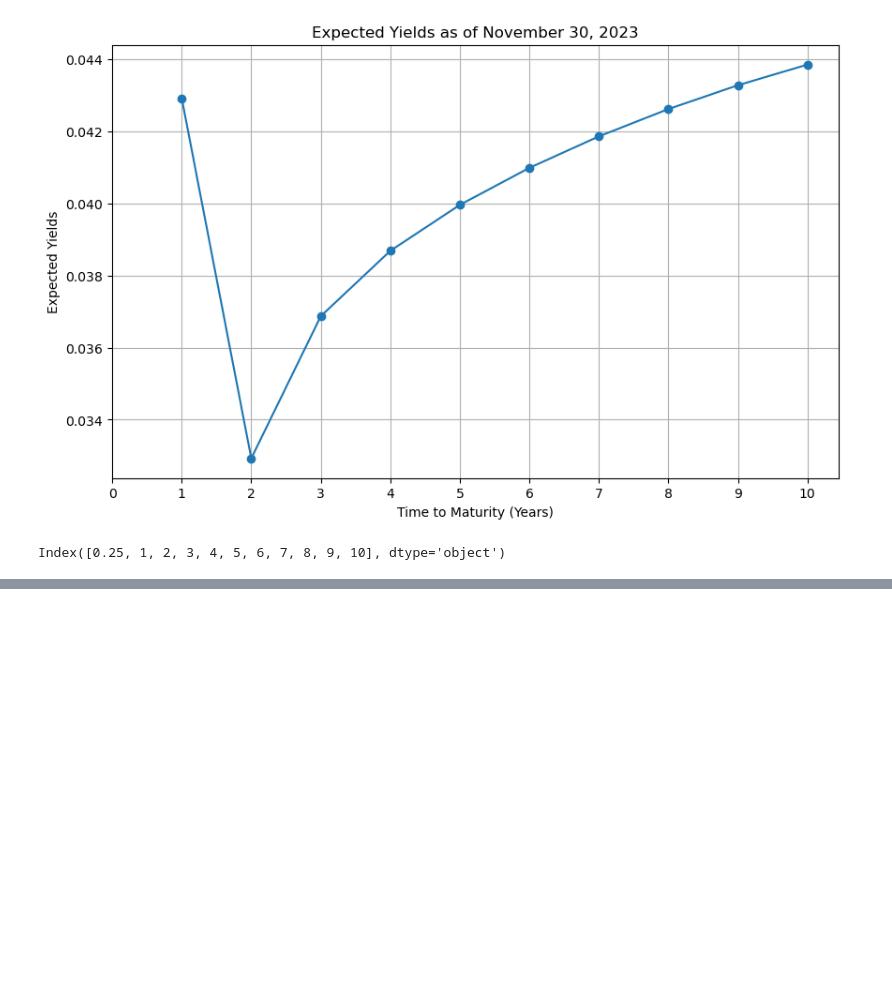
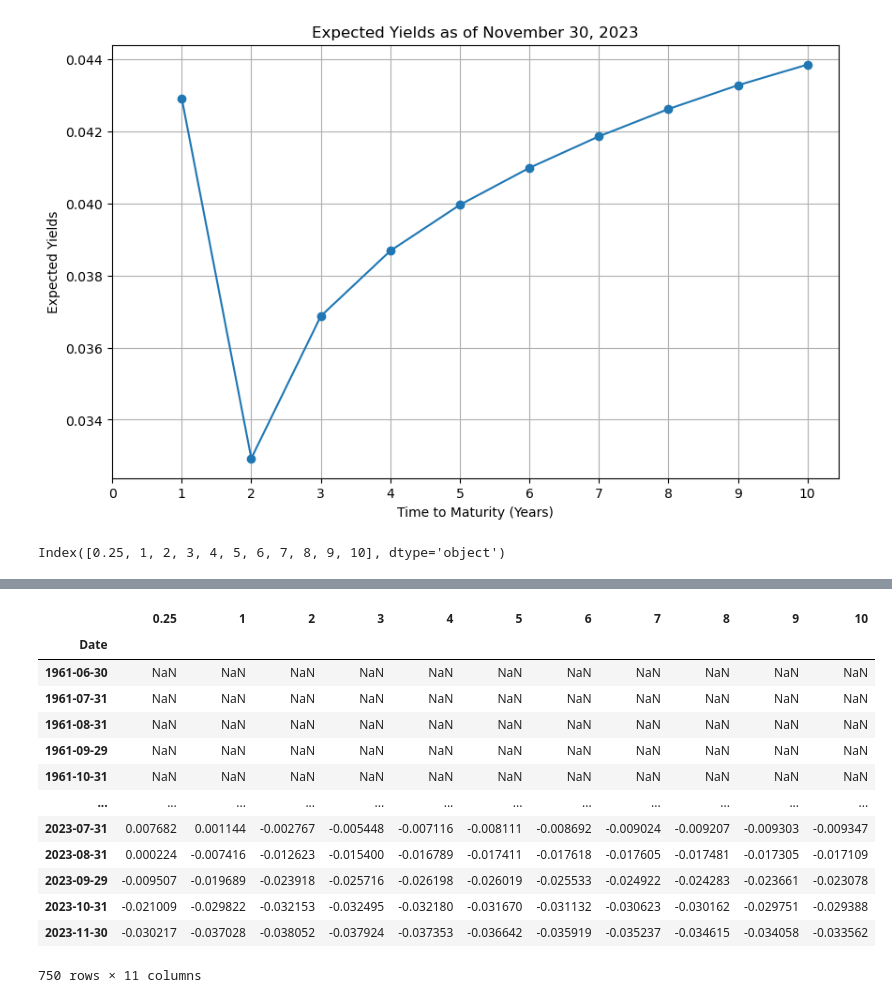
Before and after one commit to krishnapolasom/fixedincome, a Jupyter notebook: Problem Set 1.ipynb, the cells around one changed output, grey strips where cells are left out. Cells and saved outputs as stored; diff of their text form; code cells hidden in the pictures; blank space fills up the shorter version.

```diff
--- a/Problem Set 1.ipynb
+++ b/Problem Set 1.ipynb
@@ -145,0 +152,17 @@ plt.show()
+# %%
+excess_returns
+# %% [output]
+|  | 0.25 | 1 | 2 | 3 | 4 | 5 | 6 | 7 | 8 | 9 | 10 |
+| Date |  |  |  |  |  |  |  |  |  |  |  |
+| 1961-06-30 | NaN | NaN | NaN | NaN | NaN | NaN | NaN | NaN | NaN | NaN | NaN |
+| 1961-07-31 | NaN | NaN | NaN | NaN | NaN | NaN | NaN | NaN | NaN | NaN | NaN |
+| 1961-08-31 | NaN | NaN | NaN | NaN | NaN | NaN | NaN | NaN | NaN | NaN | NaN |
+| 1961-09-29 | NaN | NaN | NaN | NaN | NaN | NaN | NaN | NaN | NaN | NaN | NaN |
+| 1961-10-31 | NaN | NaN | NaN | NaN | NaN | NaN | NaN | NaN | NaN | NaN | NaN |
+| ... | ... | ... | ... | ... | ... | ... | ... | ... | ... | ... | ... |
+| 2023-07-31 | 0.007682 | 0.001144 | -0.002767 | -0.005448 | -0.007116 | -0.008111 | -0.008692 | -0.009024 | -0.009207 | -0.009303 | -0.009347 |
+| 2023-08-31 | 0.000224 | -0.007416 | -0.012623 | -0.015400 | -0.016789 | -0.017411 | -0.017618 | -0.017605 | -0.017481 | -0.017305 | -0.017109 |
+| 2023-09-29 | -0.009507 | -0.019689 | -0.023918 | -0.025716 | -0.026198 | -0.026019 | -0.025533 | -0.024922 | -0.024283 | -0.023661 | -0.023078 |
+| 2023-10-31 | -0.021009 | -0.029822 | -0.032153 | -0.032495 | -0.032180 | -0.031670 | -0.031132 | -0.030623 | -0.030162 | -0.029751 | -0.029388 |
+| 2023-11-30 | -0.030217 | -0.037028 | -0.038052 | -0.037924 | -0.037353 | -0.036642 | -0.035919 | -0.035237 | -0.034615 | -0.034058 | -0.033562 |
+750 rows × 11 columns
```
Also changed, not shown: parts of 7 cells of this notebook.
